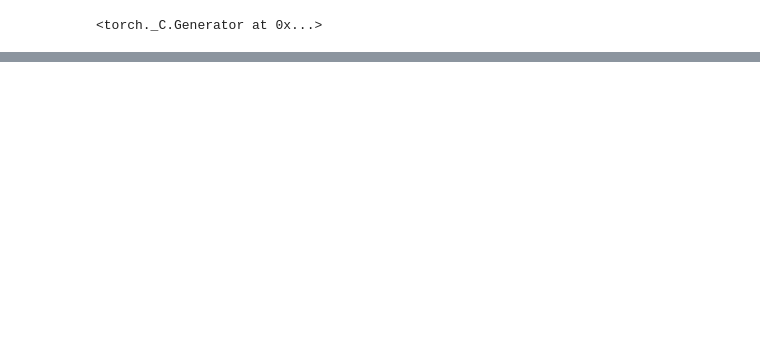
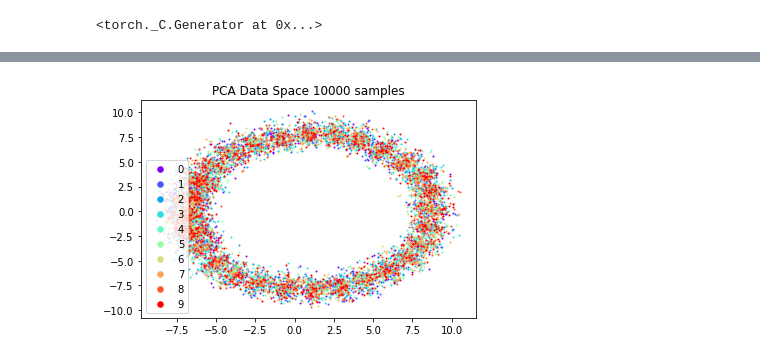
Before and after one commit to BorgwardtLab/topological-autoencoders, a Jupyter notebook: notebooks/Visualize_latent_space_new.ipynb, the cells around one changed output, grey strips where cells are left out. Saved outputs shown, nothing was run; the diff lists cells and outputs as text; code cells hidden in the pictures; blank space fills up the shorter version.

```diff
--- a/notebooks/Visualize_latent_space_new.ipynb
+++ b/notebooks/Visualize_latent_space_new.ipynb
@@ -91,0 +144,4 @@ for i,_ in enumerate(distinct_labels):
+# %%
+plotting(X_pca, all_labels[:n_samples], f'PCA Data Space {n_samples} samples')
+# %% [output]
+[figure, added]
```
Also changed, not shown: parts of 22 cells of this notebook.
